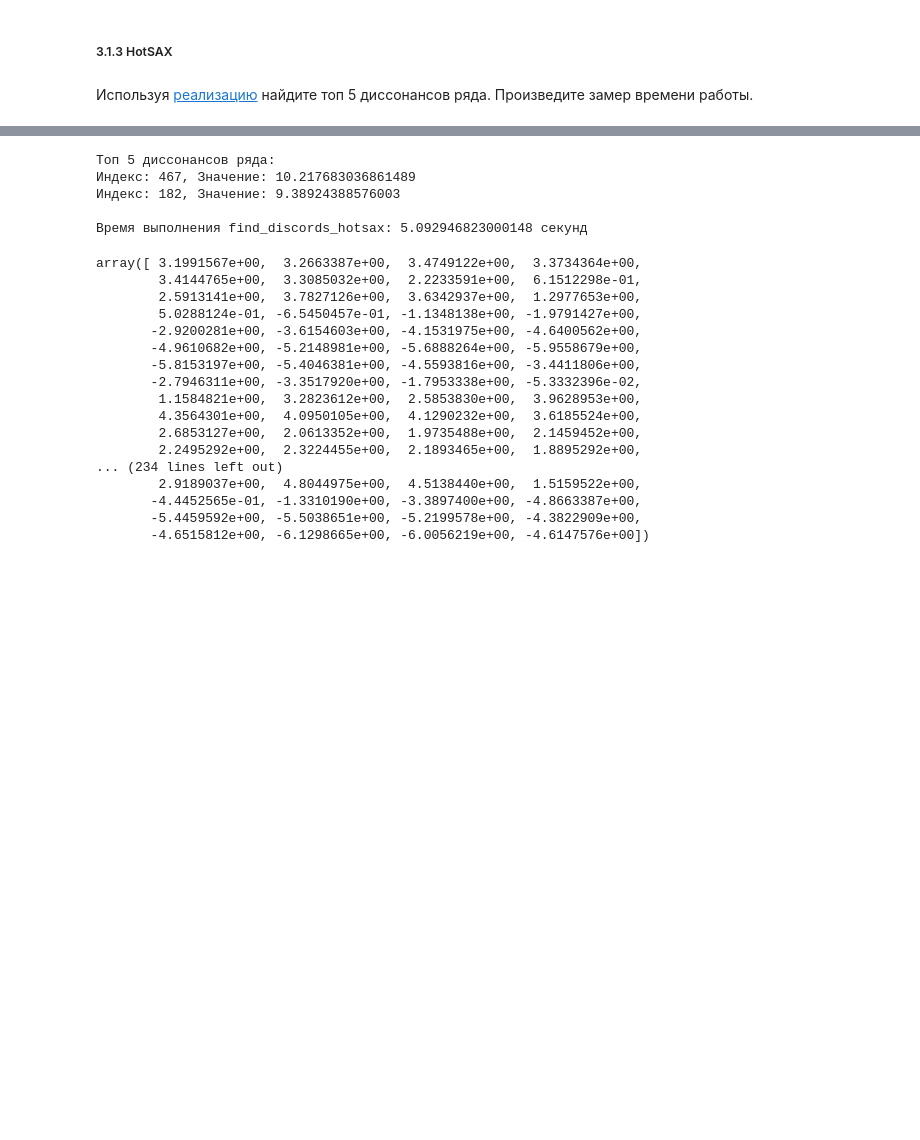
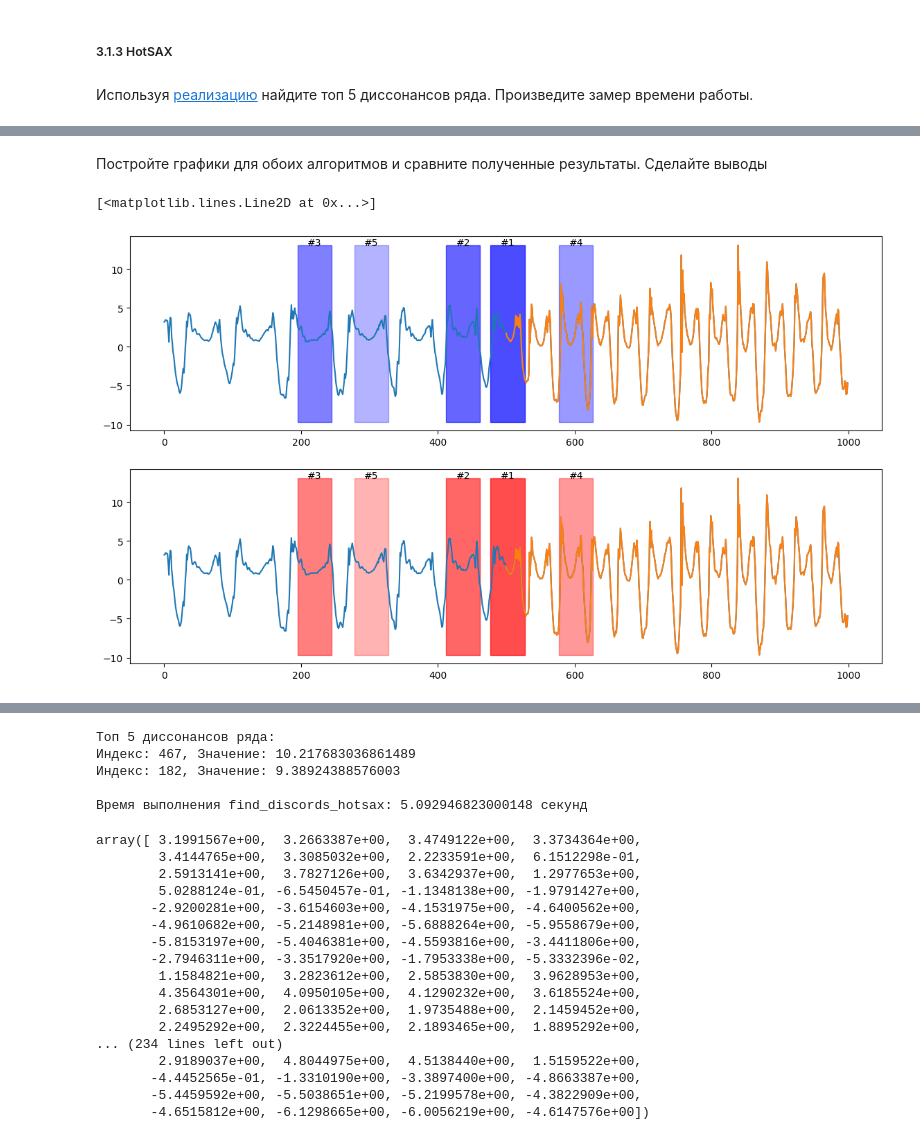
Before and after one commit to Maraharm/2023-Elovikova-TimeSeriesCourse, a Jupyter notebook: practice/03 Discords/03_Discords.ipynb, the cells around one changed output, grey strips where cells are left out. Cells and saved outputs as stored; diff of their text form; code cells hidden in the pictures; blank space fills up the shorter version.

```diff
--- a/practice/03 Discords/03_Discords.ipynb
+++ b/practice/03 Discords/03_Discords.ipynb
@@ -97,0 +238,9 @@ array([[477.        ,   5.88100934],
+# %%
+from saxpy.hotsax import find_discords_hotsax
+
+start = time()
+discords_hotsax = find_discords_hotsax(data[:], num_discords=5, win_size=size_sub)
+end = time()
+time_hotsax=end-start
+print(end - start, '\n')
+discords_hotsax
@@ -97,0 +254,25 @@ array([[477.        ,   5.88100934],
+# %% [markdown]
+Постройте графики для обоих алгоритмов и сравните полученные результаты. Сделайте выводы
+# %%
+from matplotlib.patches import Rectangle
+fig, (ax1, ax2) = plt.subplots(2, 1, figsize=(14, 8))
+ax1.label = 'brute force'
+ax2.label = 'hotsax'
+mn, mx = min(data), max(data)
+
+for i in range(len(discords_brute_force)):
+    alpha = 1-(i+3)*0.1
+    ax1.add_patch(Rectangle(xy=(discords_brute_force[i][0], mn), width=size_sub, height=mx-mn, color='blue', alpha=alpha))
+    ax1.text(discords_brute_force[i][0]+size_sub/2, mx, f"#{i+1}", ha='center')
+ax1.plot(data[:], label='Шаг')
+ax1.plot(np.arange(data.shape[0]//2, data.shape[0]), data[data.shape[0]//2:], label='Бег')
+
+for i in range(len(discords_hotsax)):
+    alpha = 1-(i+3)*0.1
+    ax2.add_patch(Rectangle(xy=(discords_hotsax[i][0], mn), width=size_sub, height=mx-mn, color='red', alpha=alpha))
+    ax2.text(discords_hotsax[i][0]+size_sub/2, mx, f"#{i+1}", ha='center')
+ax2.plot(data[:], label='Шаг')
+ax2.plot(np.arange(data.shape[0]//2, data.shape[0]), data[data.shape[0]//2:], label='Бег')
+# %% [output]
+[<matplotlib.lines.Line2D at 0x...>]
+[figure, added]
```
Also changed, not shown: parts of 33 cells of this notebook.
